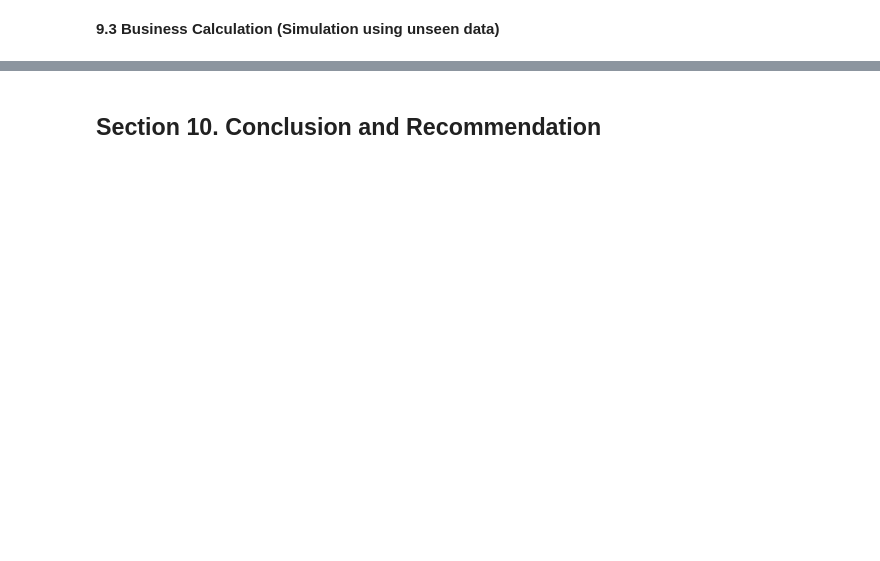
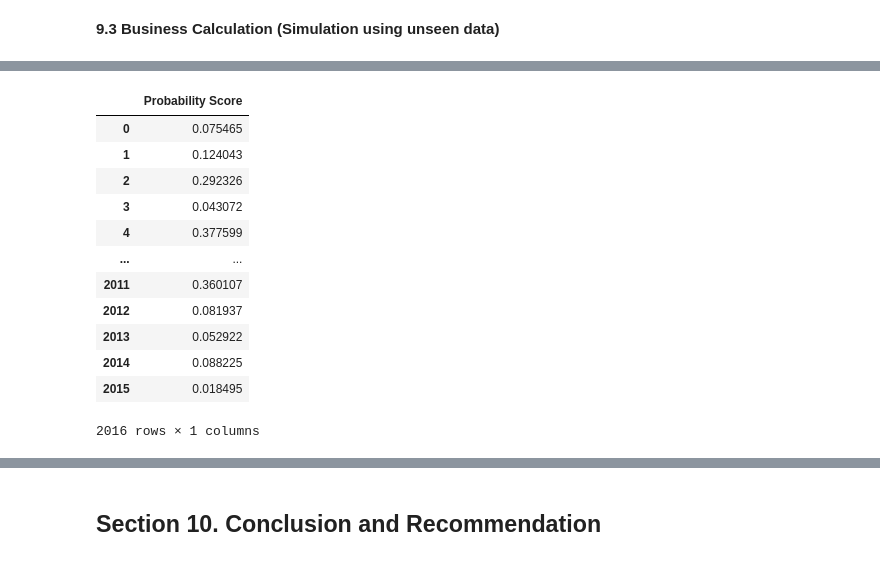
Before and after one commit to melinayu/Hotel-Booking-Demand-Project, a Jupyter notebook: notebooks/Hotel-Booking-Demand.ipynb, the cells around one changed output, grey strips where cells are left out. Cells and saved outputs as stored; diff of their text form; code cells hidden in the pictures; blank space fills up the shorter version.

```diff
--- a/notebooks/Hotel-Booking-Demand.ipynb
+++ b/notebooks/Hotel-Booking-Demand.ipynb
@@ -1483,0 +1558,18 @@ df_unseen['required_car_parking_spaces'] = df_unseen['required_car_parking_space
+# %%
+# Display probabilities
+y_unseen_predict = pd.DataFrame(y_unseen_score_prob, columns=["Probability Score"])
+y_unseen_predict
+# %% [output]
+|  | Probability Score |
+| 0 | 0.075465 |
+| 1 | 0.124043 |
+| 2 | 0.292326 |
+| 3 | 0.043072 |
+| 4 | 0.377599 |
+| ... | ... |
+| 2011 | 0.360107 |
+| 2012 | 0.081937 |
+| 2013 | 0.052922 |
+| 2014 | 0.088225 |
+| 2015 | 0.018495 |
+2016 rows × 1 columns
```
Also changed, not shown: parts of 20 cells of this notebook.
